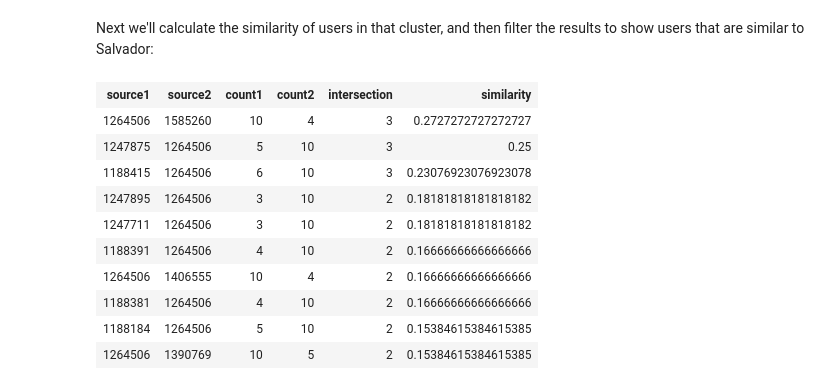
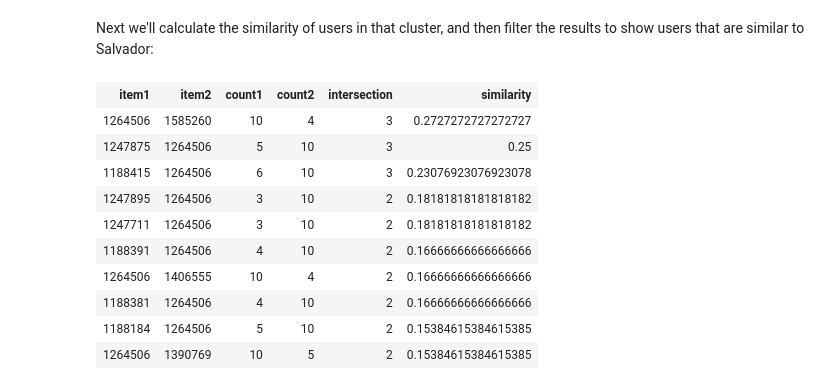
Before and after one commit to neo4j-contrib/training, a Jupyter notebook: ml_ai/03_Recommendations.ipynb, the cells around one changed output. Saved outputs shown, nothing was run; the diff lists cells and outputs as text; code cells hidden in the pictures.

```diff
--- a/ml_ai/03_Recommendations.ipynb
+++ b/ml_ai/03_Recommendations.ipynb
@@ -162,0 +161,10 @@ Can we setup a notebook running on Mattis?
+# %%
+load_pre_computed_csv_query = """
+USING PERIODIC COMMIT 1000
+LOAD CSV WITH HEADERS FROM $csvFile AS row
+MATCH (u:User {id: row.userId})
+SET u.partition = toInteger(row.partition)
+"""
+
+csv_file = "https://github.com/neo4j-contrib/training/raw/master/ml_ai/partitions.csv"
+graph.run(load_pre_computed_csv_query, {"csvFile": csv_file}).summary().counters
@@ -206,25 +216,23 @@ result
 # %% [markdown]
 Next we'll calculate the similarity of users in that cluster, and then filter the results to show users that are similar to Salvador:
 # %%
-# pass in topN
-
 similarity_query = """
 MATCH (u:User {partition: $cluster})
 MATCH (u)-[:WROTE]->()-[:REVIEWS]->(l)
-WITH {source:id(u), targets: collect(distinct id(l))} as userData
+WITH {item:id(u), categories: collect(distinct id(l))} as userData
 WITH collect(userData) as data
 CALL algo.similarity.jaccard.stream(data, {similarityCutoff: 0.0})
-YIELD source1, source2, count1, count2, intersection, similarity
-WHERE source1 = $userNodeId or source2 = $userNodeId
-RETURN source1, source2, count1, count2, intersection, similarity
+YIELD item1, item2, count1, count2, intersection, similarity
+WHERE item1 = $userNodeId or item2 = $userNodeId
+RETURN item1, item2, count1, count2, intersection, similarity
 ORDER BY similarity DESC
 LIMIT 10
 """
 
 result = graph.run(similarity_query, {"cluster": partition, "userNodeId": user_node_id}).to_table()
 result
 # %% [output]
-| source1 | source2 | count1 | count2 | intersection | similarity |
+| item1 | item2 | count1 | count2 | intersection | similarity |
 | 1264506 | 1585260 | 10 | 4 | 3 | 0.2727272727272727 |
 | 1247875 | 1264506 | 5 | 10 | 3 | 0.25 |
 | 1188415 | 1264506 | 6 | 10 | 3 | 0.23076923076923078 |
```
Also changed, not shown: parts of 14 cells of this notebook.
